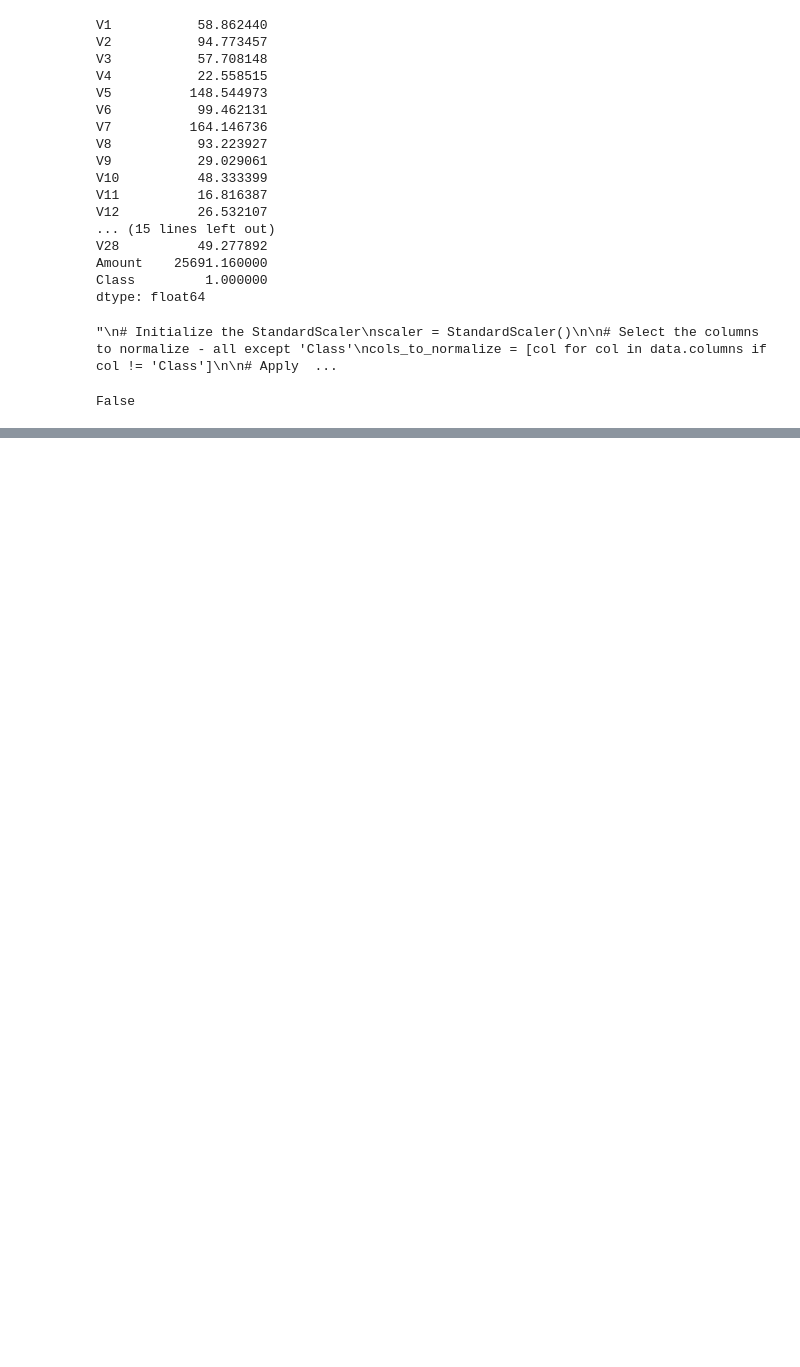
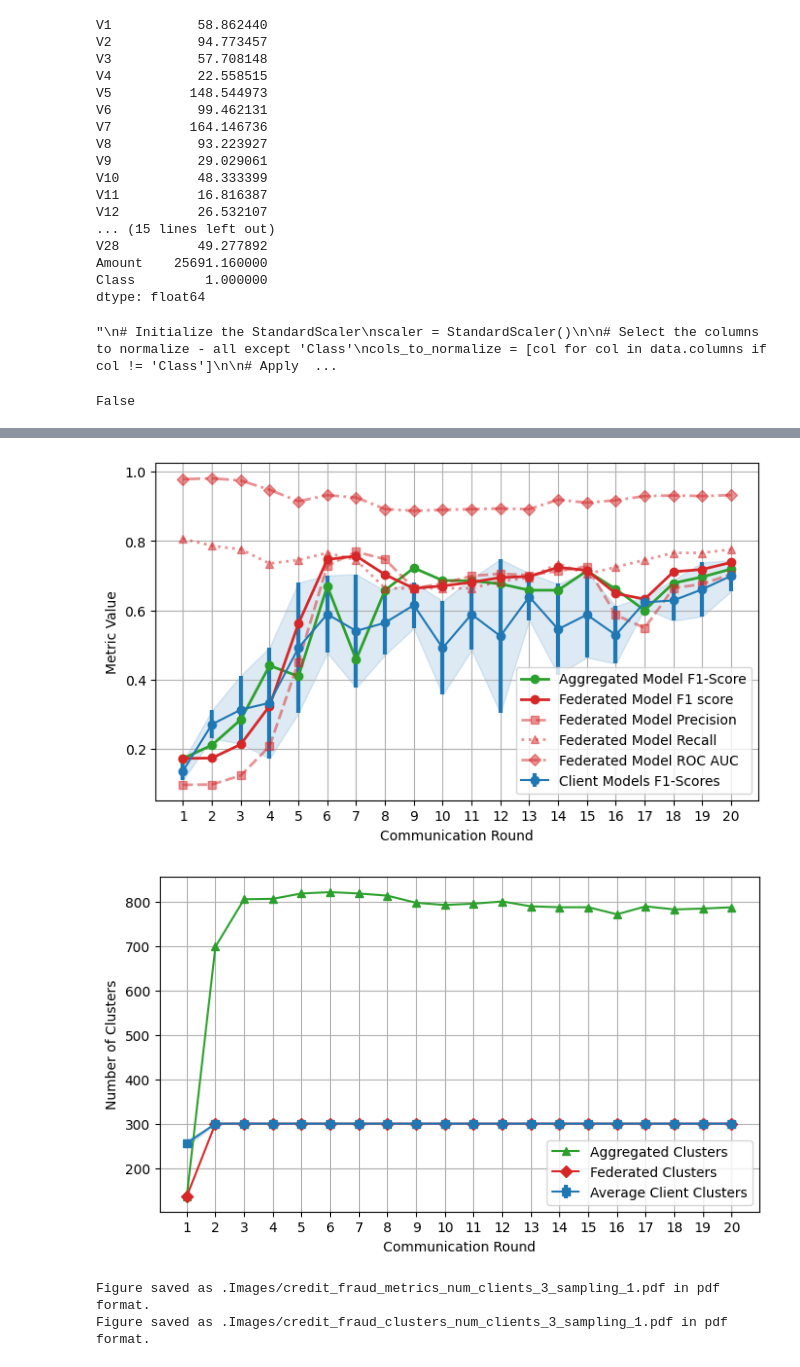
Before and after one commit to mihaozbot/eGAUSSp_Python, a Jupyter notebook: credit_fraud_experiment_.ipynb, the cells around one changed output, grey strips where cells are left out. Cells and saved outputs as stored; diff of their text form; code cells hidden in the pictures; blank space fills up the shorter version.

```diff
--- a/credit_fraud_experiment_.ipynb
+++ b/credit_fraud_experiment_.ipynb
@@ -656,24 +673,36 @@ Evolving has been disabled.
 # %%
-experiments = torch.load('experiment_results.pth')
+experiments = torch.load('.Results/experiment_metrics_num_clients_3_rounds_30_proportions_1_num_sigma_15_kappa_join_4_N_r_30_good.pth')
 # %%
+max_rounds = 20
+
 figs_metrics = []
 figs_clusters = []
 experiment_name = []
 for exp_num, (name, metrics) in enumerate(experiments):
+
+    if max_rounds is not None:
+        metrics = metrics[:max_rounds]
     rounds = [m['round'] for m in metrics]
+
 
     # Plot and collect figures
     legend = True if exp_num == 0 else False
     experiment_name.append(name)
+
     figs_metrics.append(plot_metric_data(metrics, ['f1_score', 'precision', 'recall'], rounds, f'Experiment {exp_num+1} - Metrics', legend=legend))
     figs_clusters.append(plot_cluster_data(metrics, rounds, legend=legend))
 
 # Save figures from fig_metrics
 for i, figure in enumerate(figs_metrics):
     save_path = f".Images/credit_fraud_metrics_{experiment_name[i]}.pdf"
     save_figure(figure, save_path, "pdf")
 
 # Save figures from fig_clusters
 for i, figure in enumerate(figs_clusters):
     save_path = f".Images/credit_fraud_clusters_{experiment_name[i]}.pdf"
     save_figure(figure, save_path, "pdf")
+# %% [output]
+[figure, added]
+[figure, added]
+Figure saved as .Images/credit_fraud_metrics_num_clients_3_sampling_1.pdf in pdf format.
+Figure saved as .Images/credit_fraud_clusters_num_clients_3_sampling_1.pdf in pdf format.
```
Also changed, not shown: parts of 2 cells of this notebook, 4 other files.
